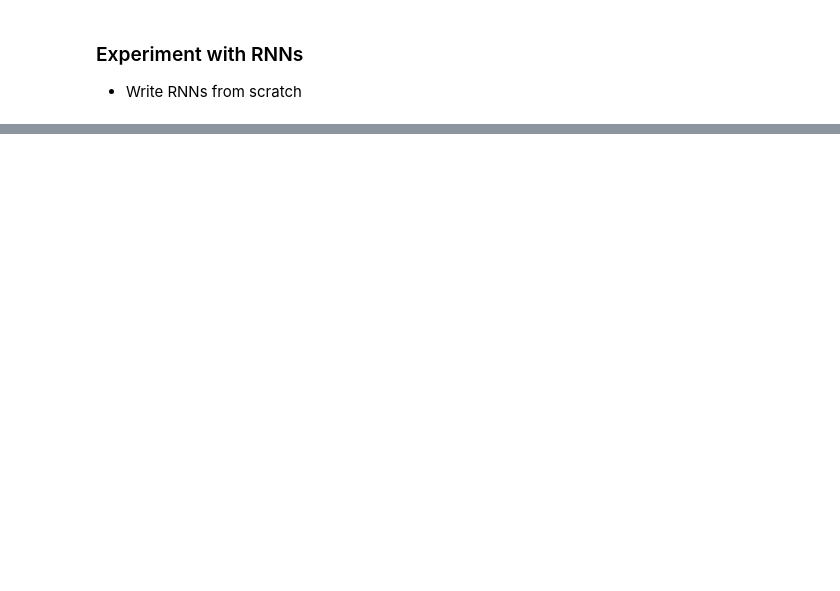
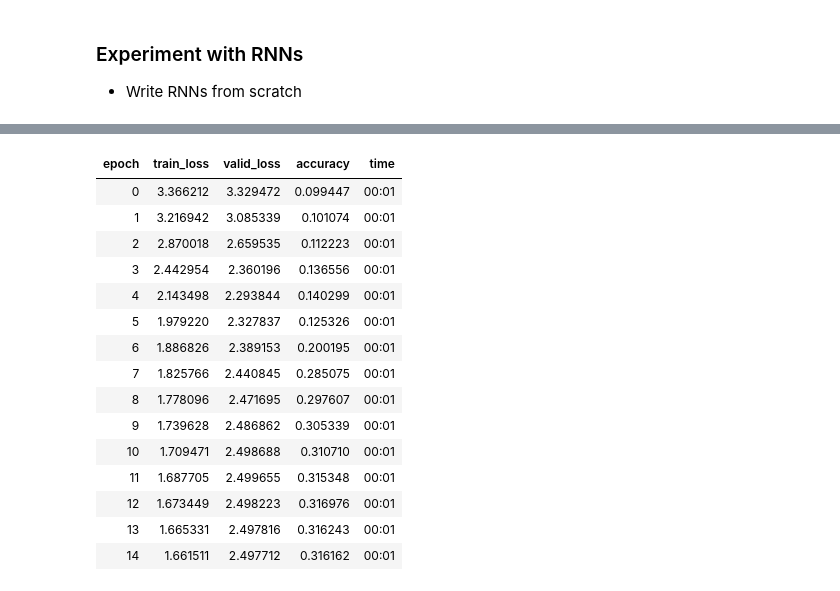
Before and after one commit to Nick-palmar/fast_book, a Jupyter notebook: 12_nlp_deep_dive_redo.ipynb, the cells around one changed output, grey strips where cells are left out. Cells and saved outputs as stored; diff of their text form; code cells hidden in the pictures; blank space fills up the shorter version.

Commit message:
start working with multilayer RNN from scratch

```diff
--- a/12_nlp_deep_dive_redo.ipynb
+++ b/12_nlp_deep_dive_redo.ipynb
@@ -140,0 +181,58 @@ RuntimeError: ignored
+# %%
+class LMModel2(Module):
+
+  def __init__(self, vocab_sz, n_hidden, n_layers):
+    self.i_h = nn.Embedding(vocab_sz, n_hidden)
+
+    self.rnn_layers = []
+    # create the middle rnn layers according to n_layers
+    for i in range(n_layers):
+      self.rnn_layers.append(nn.Linear(n_hidden, n_hidden))
+    self.h_o = nn.Linear(n_hidden, vocab_sz)
+    self.relu = nn.ReLU()
+    self.h = 0
+
+  def forward(self, x):
+    outs = []
+
+    # loop through the sequence of inputs
+    for i in range(x.shape[1]):
+      self.h = self.h + self.i_h(x[:, i])
+
+      # loop through multilayers and apply them
+      for layer in self.rnn_layers:
+        self.h = self.relu(layer(self.h))
+
+      # at the end, go hidden to output
+      outs.append(self.h_o(self.h))
+
+    # detach the gradients
+    self.h = self.h.detach()
+
+    return torch.stack(outs, dim=1)
+
+  def reset(self):
+    # reset the hidden state on epoch or validation
+    self.h = 0
+# %%
+learn = Learner(dls, LMModel2(len(vocab), 64, 2),
+                loss_func=CrossEntropyLossFlat(),
+                metrics=accuracy, cbs=ModelResetter)
+learn.fit_one_cycle(15, 3e-3)
+# %% [output]
+| epoch | train_loss | valid_loss | accuracy | time |
+| 0 | 3.366212 | 3.329472 | 0.099447 | 00:01 |
+| 1 | 3.216942 | 3.085339 | 0.101074 | 00:01 |
+| 2 | 2.870018 | 2.659535 | 0.112223 | 00:01 |
+| 3 | 2.442954 | 2.360196 | 0.136556 | 00:01 |
+| 4 | 2.143498 | 2.293844 | 0.140299 | 00:01 |
+| 5 | 1.979220 | 2.327837 | 0.125326 | 00:01 |
+| 6 | 1.886826 | 2.389153 | 0.200195 | 00:01 |
+| 7 | 1.825766 | 2.440845 | 0.285075 | 00:01 |
+| 8 | 1.778096 | 2.471695 | 0.297607 | 00:01 |
+| 9 | 1.739628 | 2.486862 | 0.305339 | 00:01 |
+| 10 | 1.709471 | 2.498688 | 0.310710 | 00:01 |
+| 11 | 1.687705 | 2.499655 | 0.315348 | 00:01 |
+| 12 | 1.673449 | 2.498223 | 0.316976 | 00:01 |
+| 13 | 1.665331 | 2.497816 | 0.316243 | 00:01 |
+| 14 | 1.661511 | 2.497712 | 0.316162 | 00:01 |
```
Also changed, not shown: parts of 14 cells of this notebook.
